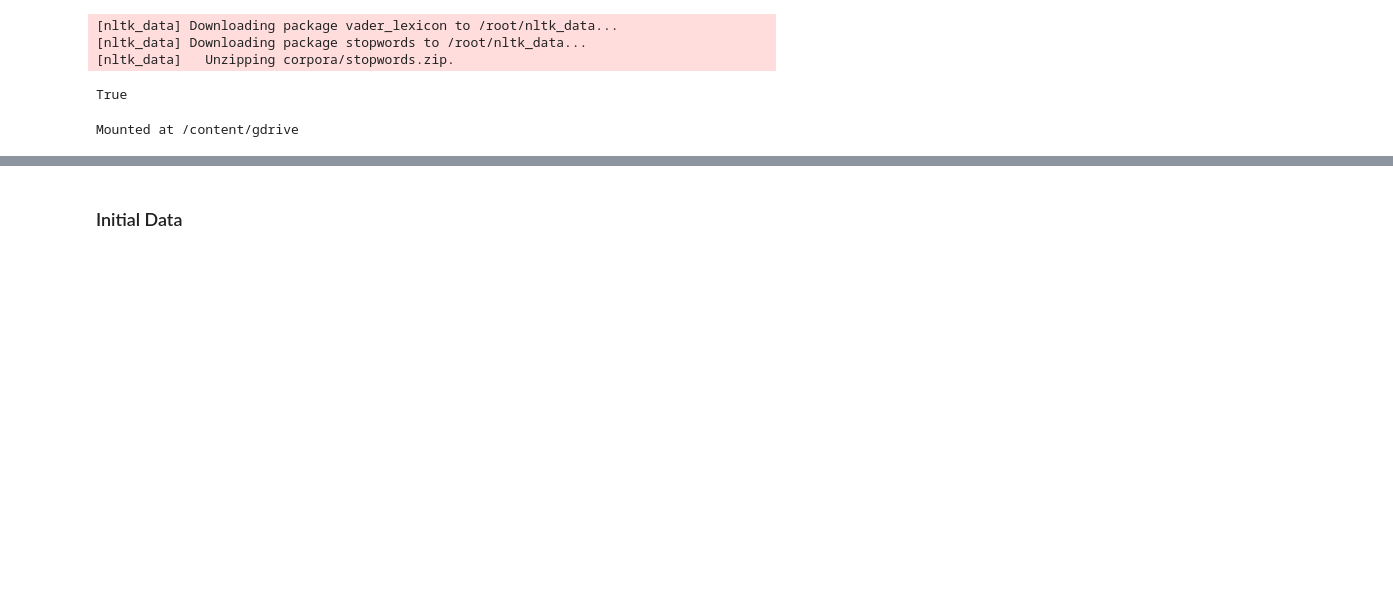
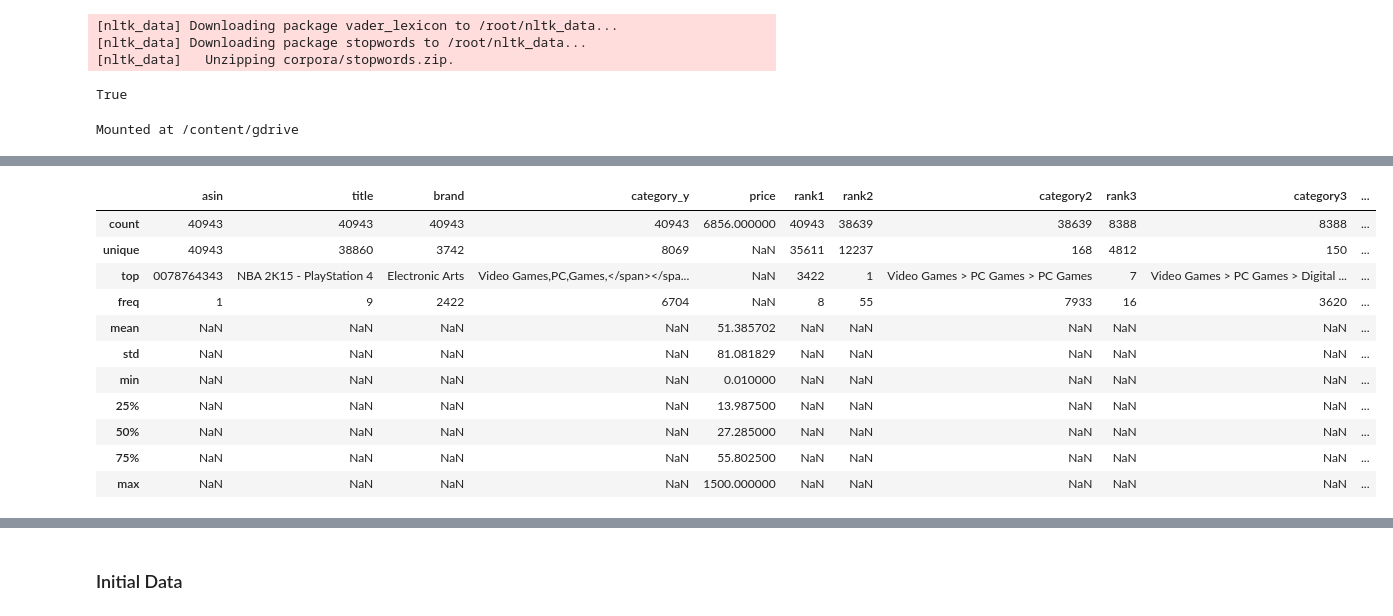
Before and after one commit to ting486/Consumer-Reviews-And-Purchasing-Decisions, a Jupyter notebook: amazon_video_games_25GB_RAM.ipynb, the cells around one changed output, grey strips where cells are left out. Cells and saved outputs as stored; diff of their text form; code cells hidden in the pictures; blank space fills up the shorter version.

```diff
--- a/amazon_video_games_25GB_RAM.ipynb
+++ b/amazon_video_games_25GB_RAM.ipynb
@@ -34,0 +220,15 @@ Mounted at /content/gdrive
+# %%
+dfProd.describe(include='all')
+# %% [output]
+|  | asin | title | brand | category_y | price | rank1 | rank2 | category2 | rank3 | category3 | ... |
+| count | 40943 | 40943 | 40943 | 40943 | 6856.000000 | 40943 | 38639 | 38639 | 8388 | 8388 | ... |
+| unique | 40943 | 38860 | 3742 | 8069 | NaN | 35611 | 12237 | 168 | 4812 | 150 | ... |
+| top | 0078764343 | NBA 2K15 - PlayStation 4 | Electronic Arts | Video Games,PC,Games,</span></spa... | NaN | 3422 | 1 | Video Games > PC Games > PC Games | 7 | Video Games > PC Games > Digital ... | ... |
+| freq | 1 | 9 | 2422 | 6704 | NaN | 8 | 55 | 7933 | 16 | 3620 | ... |
+| mean | NaN | NaN | NaN | NaN | 51.385702 | NaN | NaN | NaN | NaN | NaN | ... |
+| std | NaN | NaN | NaN | NaN | 81.081829 | NaN | NaN | NaN | NaN | NaN | ... |
+| min | NaN | NaN | NaN | NaN | 0.010000 | NaN | NaN | NaN | NaN | NaN | ... |
+| 25% | NaN | NaN | NaN | NaN | 13.987500 | NaN | NaN | NaN | NaN | NaN | ... |
+| 50% | NaN | NaN | NaN | NaN | 27.285000 | NaN | NaN | NaN | NaN | NaN | ... |
+| 75% | NaN | NaN | NaN | NaN | 55.802500 | NaN | NaN | NaN | NaN | NaN | ... |
+| max | NaN | NaN | NaN | NaN | 1500.000000 | NaN | NaN | NaN | NaN | NaN | ... |
```
Also changed, not shown: parts of 82 cells of this notebook.
